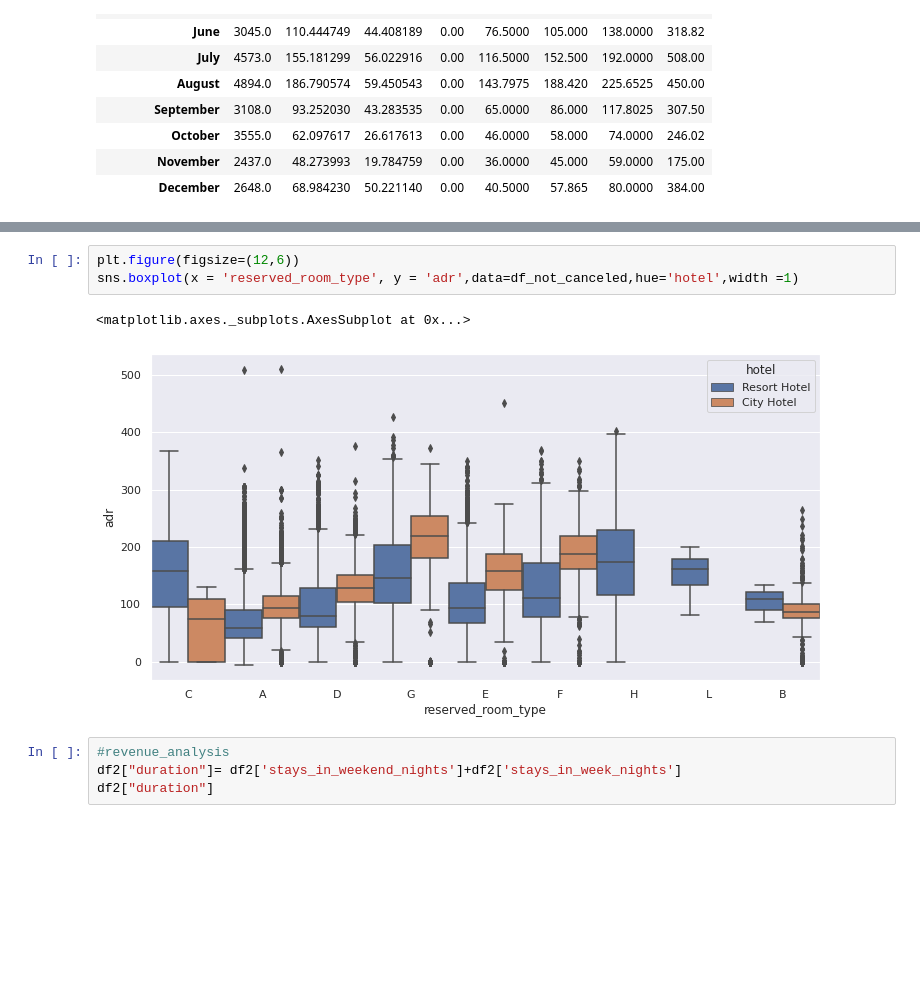
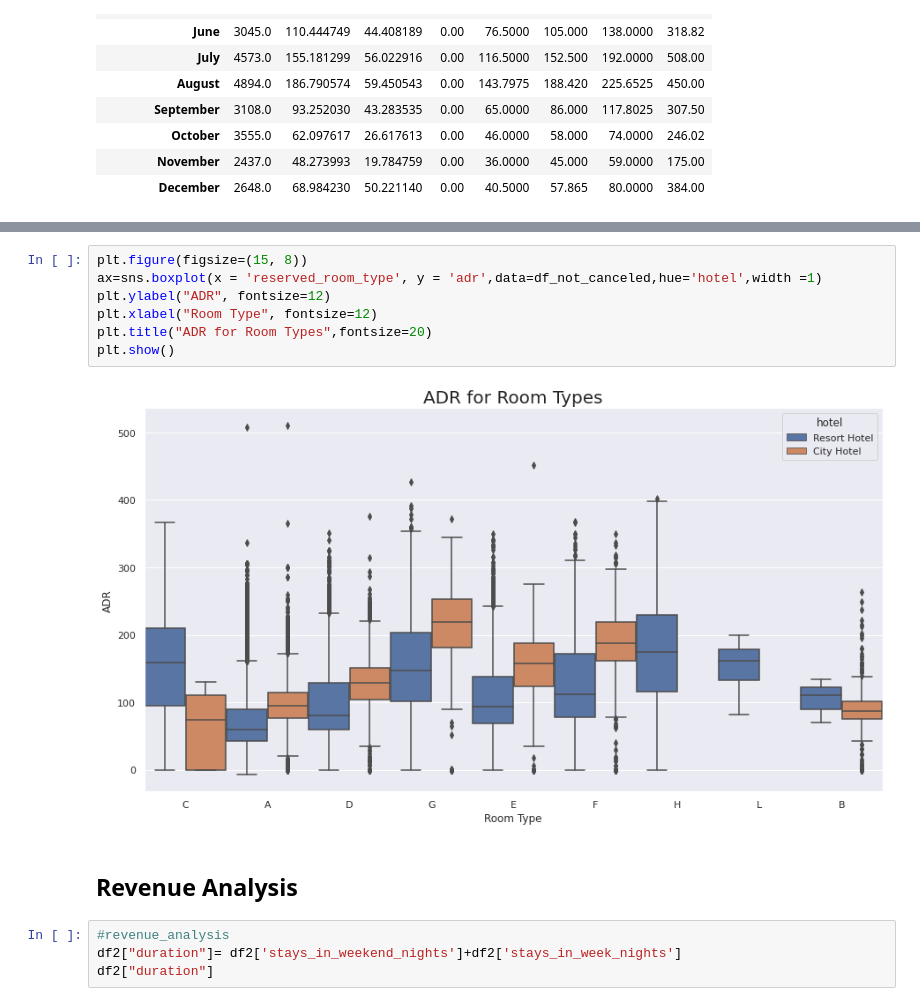
Before and after one commit to anandkumarprajapati/EDA-Hotel-Booking-Analysis-, a Jupyter notebook: Copy_of_Hotel_Booking_Analysis_Capstone_Project.ipynb, the cells around one changed output, grey strips where cells are left out. Drawn from its saved outputs; the diff is of its cells as text; blank space fills up the shorter version.

```diff
--- a/Copy_of_Hotel_Booking_Analysis_Capstone_Project.ipynb
+++ b/Copy_of_Hotel_Booking_Analysis_Capstone_Project.ipynb
@@ -541,9 +622,14 @@ plt.show()
 # %%
-plt.figure(figsize=(12,6))
-sns.boxplot(x = 'reserved_room_type', y = 'adr',data=df_not_canceled,hue='hotel',width =1)
+plt.figure(figsize=(15, 8))
+ax=sns.boxplot(x = 'reserved_room_type', y = 'adr',data=df_not_canceled,hue='hotel',width =1)
+plt.ylabel("ADR", fontsize=12)
+plt.xlabel("Room Type", fontsize=12)
+plt.title("ADR for Room Types",fontsize=20)
+plt.show()
 # %% [output]
-<matplotlib.axes._subplots.AxesSubplot at 0x...>
-[figure, old version]
+[figure, new version]
+# %% [markdown]
+## **Revenue Analysis**
 # %%
 #revenue_analysis
 df2["duration"]= df2['stays_in_weekend_nights']+df2['stays_in_week_nights']
```
Also changed, not shown: parts of 118 cells of this notebook.
